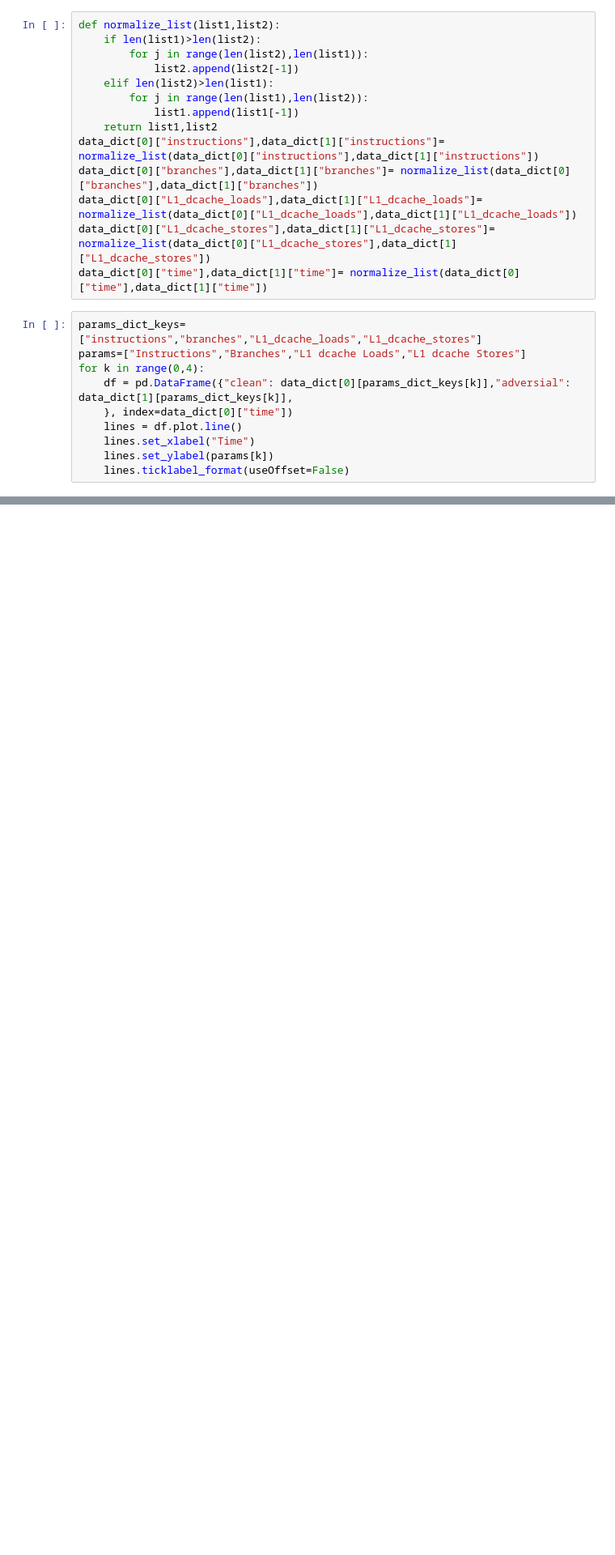
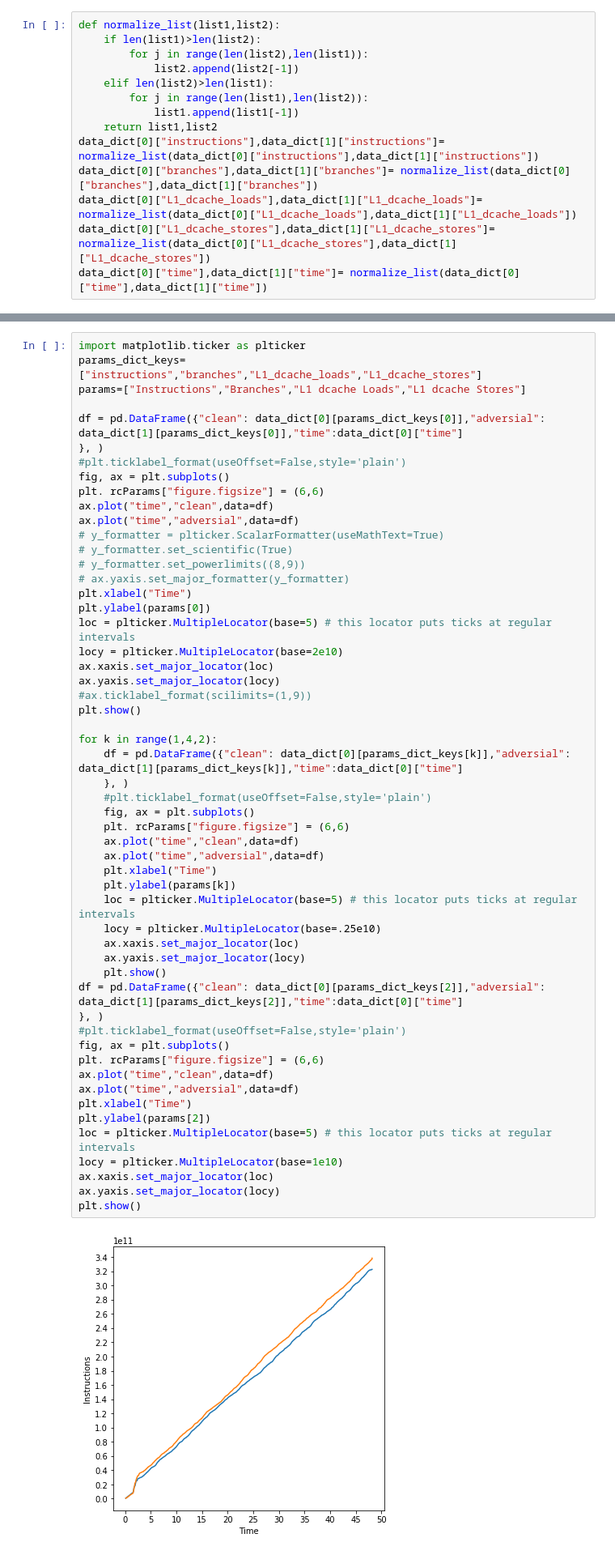
Before and after one commit to Sivateja0804/Detecting-Adversarial-Attacks-on-Artificial-Neural-Networks-Using-Performance-Counters, a Jupyter notebook: Code_Development_Phase_Files/line_graph_for_4_params.ipynb, the cells around one changed output, grey strips where cells are left out. Shown at 81% size. Saved outputs shown, nothing was run; the diff lists cells and outputs as text; blank space fills up the shorter version.

Commit message:
Add files via upload
Modified the y axis and x axis formatting

```diff
--- a/Code_Development_Phase_Files/line_graph_for_4_params.ipynb
+++ b/Code_Development_Phase_Files/line_graph_for_4_params.ipynb
@@ -67,13 +67,3 @@ data_dict[0]["branches"],data_dict[1]["branches"]= normalize_list(data_dict[0]["
 data_dict[0]["L1_dcache_loads"],data_dict[1]["L1_dcache_loads"]= normalize_list(data_dict[0]["L1_dcache_loads"],data_dict[1]["L1_dcache_loads"])
 data_dict[0]["L1_dcache_stores"],data_dict[1]["L1_dcache_stores"]= normalize_list(data_dict[0]["L1_dcache_stores"],data_dict[1]["L1_dcache_stores"])
 data_dict[0]["time"],data_dict[1]["time"]= normalize_list(data_dict[0]["time"],data_dict[1]["time"])
-# %%
-params_dict_keys=["instructions","branches","L1_dcache_loads","L1_dcache_stores"]
-params=["Instructions","Branches","L1 dcache Loads","L1 dcache Stores"]
-for k in range(0,4):
-    df = pd.DataFrame({"clean": data_dict[0][params_dict_keys[k]],"adversial": data_dict[1][params_dict_keys[k]],
-    }, index=data_dict[0]["time"])
-    lines = df.plot.line()
-    lines.set_xlabel("Time")
-    lines.set_ylabel(params[k])
-    lines.ticklabel_format(useOffset=False)
@@ -84,0 +70,56 @@ for k in range(0,4):
+# %%
+import matplotlib.ticker as plticker
+params_dict_keys=["instructions","branches","L1_dcache_loads","L1_dcache_stores"]
+params=["Instructions","Branches","L1 dcache Loads","L1 dcache Stores"]
+
+df = pd.DataFrame({"clean": data_dict[0][params_dict_keys[0]],"adversial": data_dict[1][params_dict_keys[0]],"time":data_dict[0]["time"]
+}, )
+#plt.ticklabel_format(useOffset=False,style='plain')
+fig, ax = plt.subplots()
+plt. rcParams["figure.figsize"] = (6,6)
+ax.plot("time","clean",data=df)
+ax.plot("time","adversial",data=df)
+# y_formatter = plticker.ScalarFormatter(useMathText=True)
+# y_formatter.set_scientific(True)
+# y_formatter.set_powerlimits((8,9))
+# ax.yaxis.set_major_formatter(y_formatter)
+plt.xlabel("Time")
+plt.ylabel(params[0])
+loc = plticker.MultipleLocator(base=5) # this locator puts ticks at regular intervals
+locy = plticker.MultipleLocator(base=2e10)
+ax.xaxis.set_major_locator(loc)
+ax.yaxis.set_major_locator(locy)
+#ax.ticklabel_format(scilimits=(1,9))
+plt.show()
+
+for k in range(1,4,2):
+    df = pd.DataFrame({"clean": data_dict[0][params_dict_keys[k]],"adversial": data_dict[1][params_dict_keys[k]],"time":data_dict[0]["time"]
+    }, )
+    #plt.ticklabel_format(useOffset=False,style='plain')
+    fig, ax = plt.subplots()
+    plt. rcParams["figure.figsize"] = (6,6)
+    ax.plot("time","clean",data=df)
+    ax.plot("time","adversial",data=df)
+    plt.xlabel("Time")
+    plt.ylabel(params[k])
+    loc = plticker.MultipleLocator(base=5) # this locator puts ticks at regular intervals
+    locy = plticker.MultipleLocator(base=.25e10)
+    ax.xaxis.set_major_locator(loc)
+    ax.yaxis.set_major_locator(locy)
+    plt.show()
+df = pd.DataFrame({"clean": data_dict[0][params_dict_keys[2]],"adversial": data_dict[1][params_dict_keys[2]],"time":data_dict[0]["time"]
+}, )
+#plt.ticklabel_format(useOffset=False,style='plain')
+fig, ax = plt.subplots()
+plt. rcParams["figure.figsize"] = (6,6)
+ax.plot("time","clean",data=df)
+ax.plot("time","adversial",data=df)
+plt.xlabel("Time")
+plt.ylabel(params[2])
+loc = plticker.MultipleLocator(base=5) # this locator puts ticks at regular intervals
+locy = plticker.MultipleLocator(base=1e10)
+ax.xaxis.set_major_locator(loc)
+ax.yaxis.set_major_locator(locy)
+plt.show()
+# %% [output]
+[figure, added]
```
Also changed, not shown: parts of 5 cells of this notebook.
